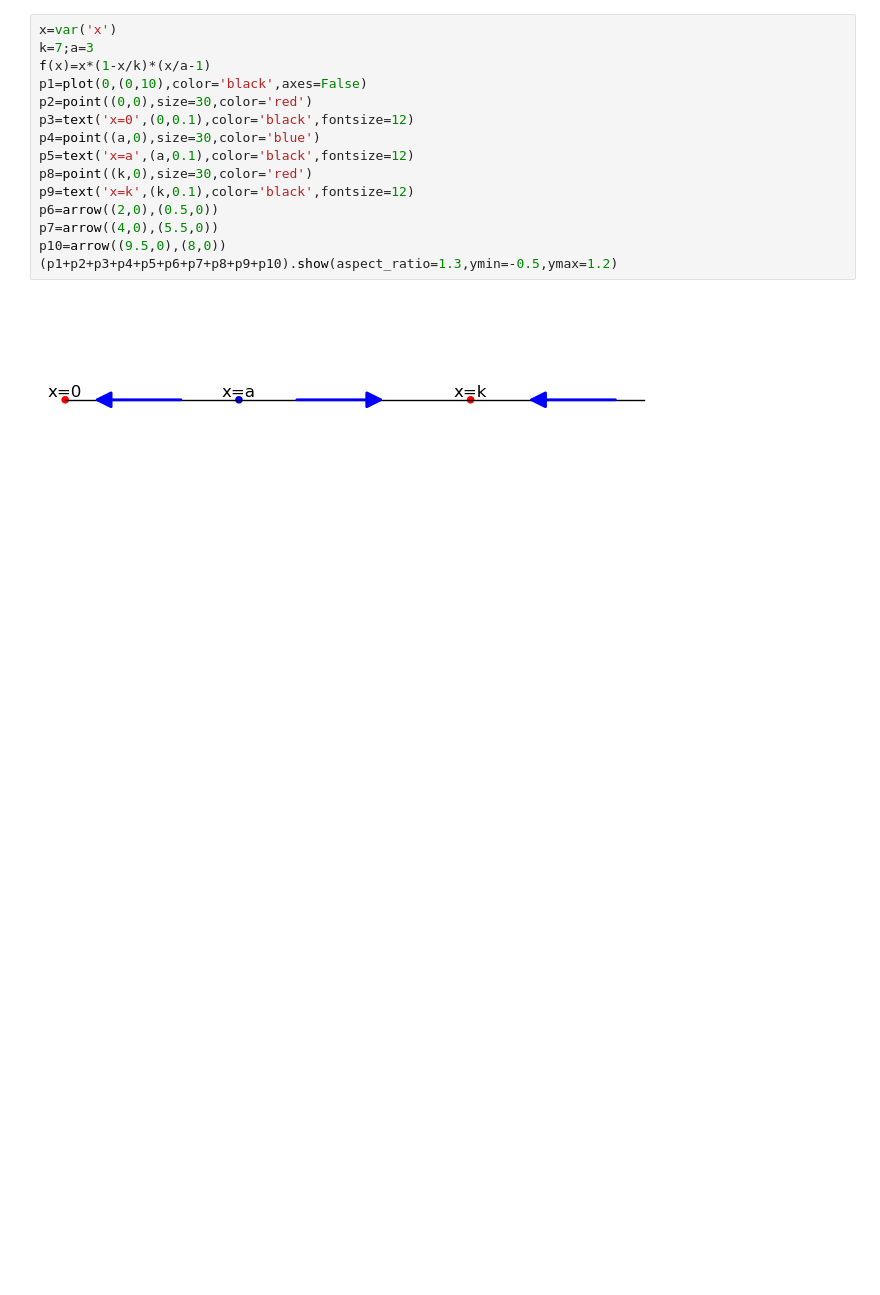
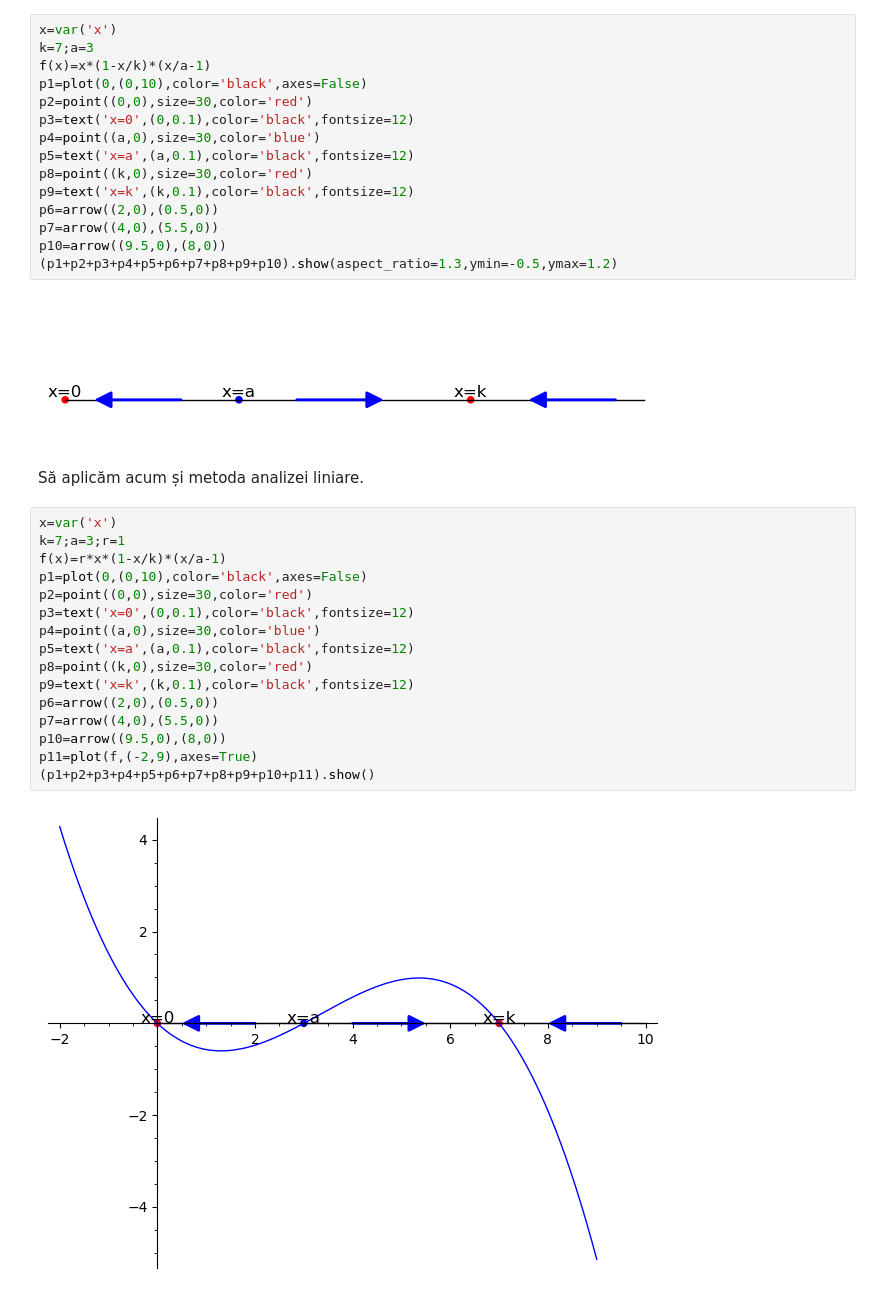
Before and after one commit to adhalanay/curs-ecologie, a Jupyter notebook: Cursul4.ipynb, the cells around one changed output. Cells and saved outputs as stored; diff of their text form; blank space fills up the shorter version.

```diff
--- a/Cursul4.ipynb
+++ b/Cursul4.ipynb
@@ -154,3 +154,23 @@ p10=arrow((9.5,0),(8,0))
 (p1+p2+p3+p4+p5+p6+p7+p8+p9+p10).show(aspect_ratio=1.3,ymin=-0.5,ymax=1.2)
 # %% [output]
 [figure]
+# %% [markdown]
+Să aplicăm acum și metoda analizei liniare.
+# %%
+x=var('x')
+k=7;a=3;r=1
+f(x)=r*x*(1-x/k)*(x/a-1)
+p1=plot(0,(0,10),color='black',axes=False)
+p2=point((0,0),size=30,color='red')
+p3=text('x=0',(0,0.1),color='black',fontsize=12)
+p4=point((a,0),size=30,color='blue')
+p5=text('x=a',(a,0.1),color='black',fontsize=12)
+p8=point((k,0),size=30,color='red')
+p9=text('x=k',(k,0.1),color='black',fontsize=12)
+p6=arrow((2,0),(0.5,0))
+p7=arrow((4,0),(5.5,0))
+p10=arrow((9.5,0),(8,0))
+p11=plot(f,(-2,9),axes=True)
+(p1+p2+p3+p4+p5+p6+p7+p8+p9+p10+p11).show()
+# %% [output]
+[figure, added]
```
Also changed, not shown: parts of 3 cells of this notebook.
